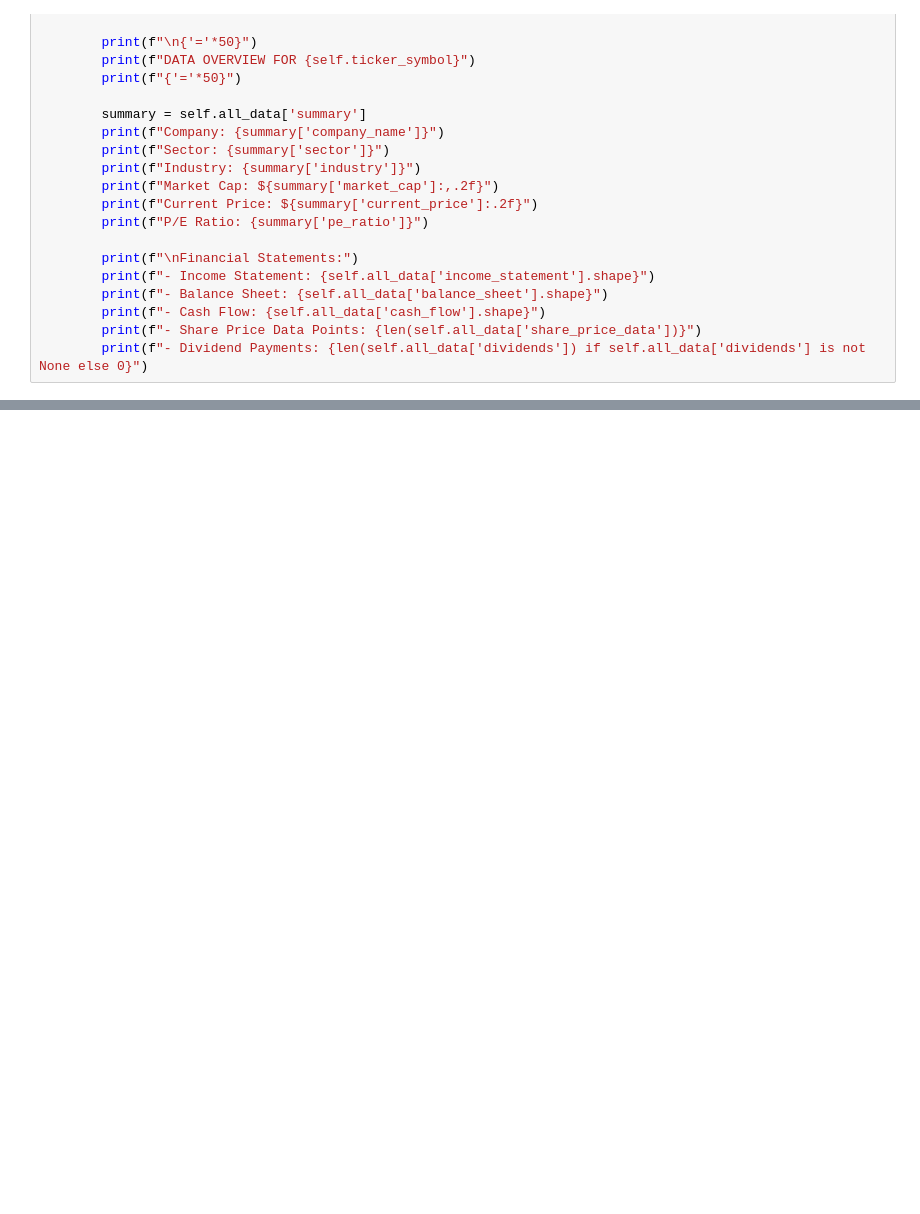
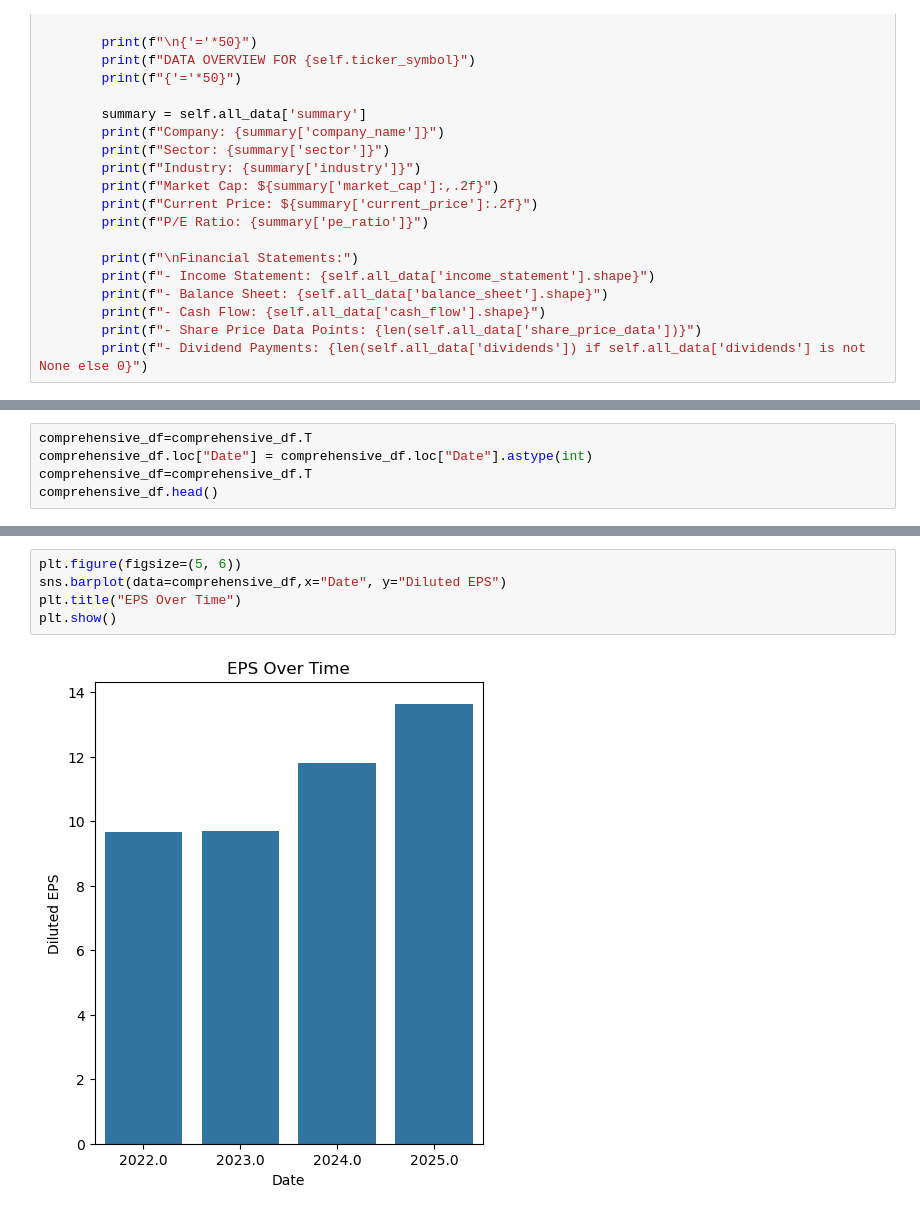
Before and after one commit to r0sas/market-mind, a Jupyter notebook: Notebooks/Intrinsic Values.ipynb, the cells around one changed output, grey strips where cells are left out. Cells and saved outputs as stored; diff of their text form; blank space fills up the shorter version.

```diff
--- a/Notebooks/Intrinsic Values.ipynb
+++ b/Notebooks/Intrinsic Values.ipynb
@@ -515 +532,6 @@ Basic Average Shares                      -0.889425
 Name: Share Price, dtype: float64
+# %%
+comprehensive_df=comprehensive_df.T
+comprehensive_df.loc["Date"] = comprehensive_df.loc["Date"].astype(int)
+comprehensive_df=comprehensive_df.T
+comprehensive_df.head()
@@ -515,0 +544,7 @@ Name: Share Price, dtype: float64
+# %%
+plt.figure(figsize=(5, 6))
+sns.barplot(data=comprehensive_df,x="Date", y="Diluted EPS")
+plt.title("EPS Over Time")
+plt.show()
+# %% [output]
+[figure, added]
```
Also changed, not shown: parts of 19 cells of this notebook.
